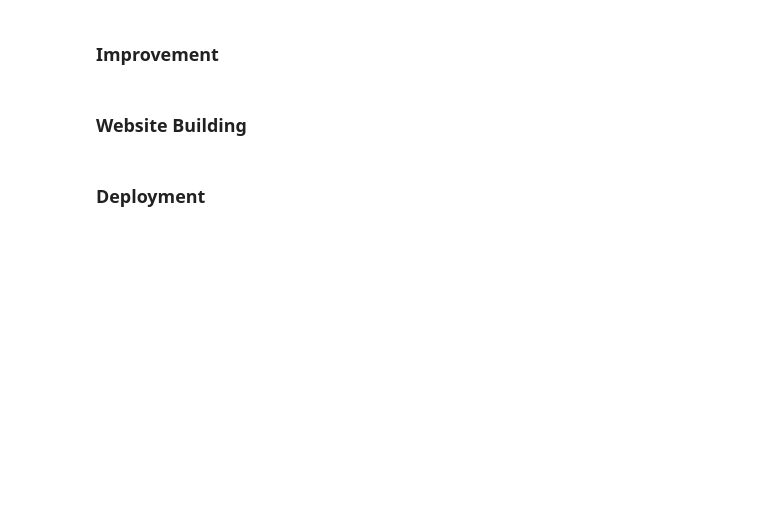
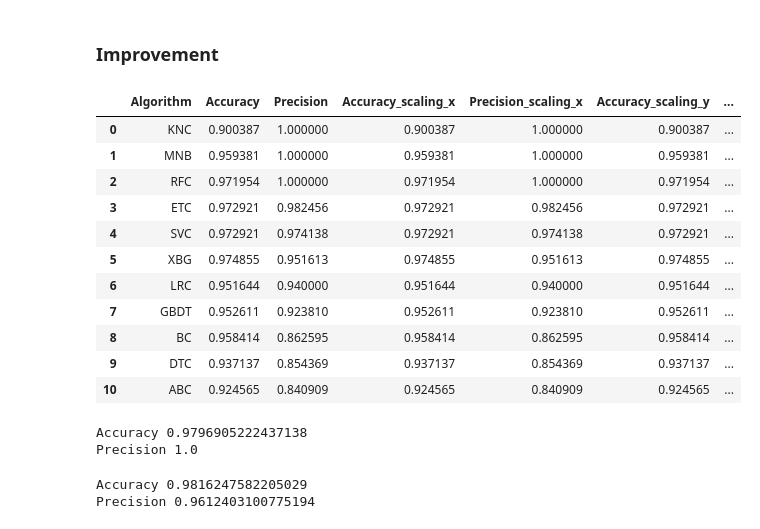
Before and after one commit to Vivek-Bisht-734/Machine-Learning-notebooks, a Jupyter notebook: spam-email-classifier/notebook/email_span_classifier.ipynb, the cells around one changed output. Cells and saved outputs as stored; diff of their text form; code cells hidden in the pictures; blank space fills up the shorter version.

```diff
--- a/spam-email-classifier/notebook/email_span_classifier.ipynb
+++ b/spam-email-classifier/notebook/email_span_classifier.ipynb
@@ -652,6 +659,56 @@ plt.show()
 # %% [markdown]
 ### Improvement
-# %% [markdown]
-### Website Building
-# %% [markdown]
-### Deployment
+# %%
+# temp_df = pd.DataFrame({'Algorithm' : clfs.keys(), 'Accuracy_max_ft_3000' : accuracy_scores,
+                        # 'Precision_max_ft_3000' : precision_scores}).sort_values('Precision_max_ft_3000', ascending=False)
+temp_df = pd.DataFrame({'Algorithm' : clfs.keys(), 'Accuracy_scaling' : accuracy_scores,
+                        'Precision_scaling' : precision_scores}).sort_values('Precision_scaling', ascending=False)
+new_df = performance_df.merge(temp_df, on = 'Algorithm')
+
+new_df_scaled = new_df.merge(temp_df, on = 'Algorithm')
+
+temp_df = pd.DataFrame({'Algorithm' : clfs.keys(), 'Accuracy_num_chars' : accuracy_scores,
+                        'Precision_num_chars' : precision_scores}).sort_values('Precision_num_chars', ascending=False)
+new_df_scaled.merge(temp_df, on = 'Algorithm')
+# %% [output]
+|  | Algorithm | Accuracy | Precision | Accuracy_scaling_x | Precision_scaling_x | Accuracy_scaling_y | ... |
+| 0 | KNC | 0.900387 | 1.000000 | 0.900387 | 1.000000 | 0.900387 | ... |
+| 1 | MNB | 0.959381 | 1.000000 | 0.959381 | 1.000000 | 0.959381 | ... |
+| 2 | RFC | 0.971954 | 1.000000 | 0.971954 | 1.000000 | 0.971954 | ... |
+| 3 | ETC | 0.972921 | 0.982456 | 0.972921 | 0.982456 | 0.972921 | ... |
+| 4 | SVC | 0.972921 | 0.974138 | 0.972921 | 0.974138 | 0.972921 | ... |
+| 5 | XBG | 0.974855 | 0.951613 | 0.974855 | 0.951613 | 0.974855 | ... |
+| 6 | LRC | 0.951644 | 0.940000 | 0.951644 | 0.940000 | 0.951644 | ... |
+| 7 | GBDT | 0.952611 | 0.923810 | 0.952611 | 0.923810 | 0.952611 | ... |
+| 8 | BC | 0.958414 | 0.862595 | 0.958414 | 0.862595 | 0.958414 | ... |
+| 9 | DTC | 0.937137 | 0.854369 | 0.937137 | 0.854369 | 0.937137 | ... |
+| 10 | ABC | 0.924565 | 0.840909 | 0.924565 | 0.840909 | 0.924565 | ... |
+# %%
+svc = SVC(kernel = 'sigmoid', gamma = 1.0, probability = True)
+mnb = MultinomialNB()
+etc = ExtraTreesClassifier(n_estimators = 50, random_state = 2)
+
+
+voting = VotingClassifier(estimators = [('svm', svc), ('nb', mnb), ('et', etc)], voting = 'soft')
+voting.fit(X_train, y_train)
+
+y_pred = voting.predict(X_test)
+
+print("Accuracy", accuracy_score(y_test, y_pred))
+print("Precision", precision_score(y_test, y_pred))
+# %% [output]
+Accuracy 0.9796905222437138
+Precision 1.0
+# %%
+# Applying stacking
+estimators = [('svm', svc), ('nb', mnb), ('et', etc)]
+final_estimator = RandomForestClassifier()
+
+clf = StackingClassifier(estimators = estimators, final_estimator = final_estimator)
+clf.fit(X_train, y_train)
+y_pred = clf.predict(X_test)
+print("Accuracy", accuracy_score(y_test, y_pred))
+print("Precision", precision_score(y_test, y_pred))
+# %% [output]
+Accuracy 0.9816247582205029
+Precision 0.9612403100775194
```
Also changed, not shown: parts of 12 cells of this notebook, 3 other files.
